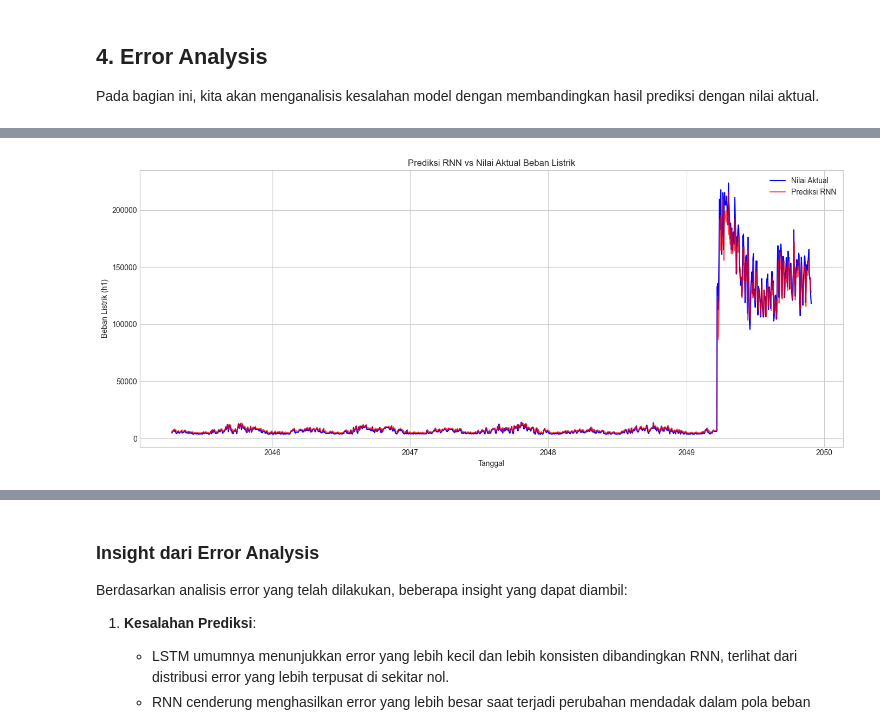
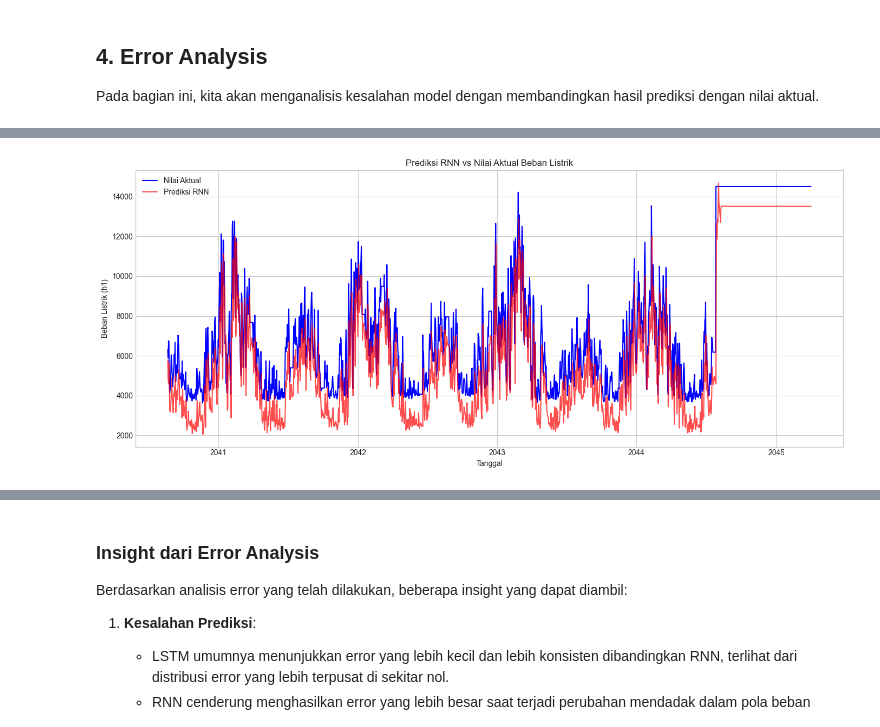
Before and after one commit to JonathanSaragih/Praktikum3ML, a Jupyter notebook: praktikum.ipynb, the cells around one changed output, grey strips where cells are left out. Cells and saved outputs as stored; diff of their text form; code cells hidden in the pictures.

```diff
--- a/praktikum.ipynb
+++ b/praktikum.ipynb
@@ -559,8 +749,12 @@ def predict_and_evaluate(model, dataloader, device='cpu'):
 # %% [markdown]
 ### Pelatihan Model RNN
 # %%
+# Get the actual input size from our preprocessed data
+# The input size should match the number of features from our preprocessing
+input_size = X_train_array.shape[2]  # Get the number of features from the data shape
+print(f"Detected input size (number of features): {input_size}")
+
 # Set hyperparameters
-input_size = 1
 hidden_size = 64
 output_size = 1
 learning_rate = 0.001
@@ -570,7 +764,7 @@ num_epochs = 50
 device = torch.device('cuda' if torch.cuda.is_available() else 'cpu')
 print(f"Using device: {device}")
 
-# Inisialisasi model RNN
+# Inisialisasi model RNN dengan input_size yang sesuai
 rnn_model = SimpleRNN(input_size, hidden_size, output_size)
 optimizer = torch.optim.Adam(rnn_model.parameters(), lr=learning_rate)
 criterion = nn.MSELoss()
@@ -619,10 +818,14 @@ LSTM RMSE (scaled): 0.0234
 # %%
 # Inverse transform untuk mendapatkan nilai asli
-rnn_true_inverse = scaler.inverse_transform(rnn_true.reshape(-1, 1)).flatten()
-rnn_pred_inverse = scaler.inverse_transform(rnn_pred.reshape(-1, 1)).flatten()
+target_col = 'h1'
+rnn_true_inverse = scalers[target_col].inverse_transform(rnn_true.reshape(-1, 1)).flatten()
+rnn_pred_inverse = scalers[target_col].inverse_transform(rnn_pred.reshape(-1, 1)).flatten()
+lstm_true_inverse = scalers[target_col].inverse_transform(lstm_true.reshape(-1, 1)).flatten()
+lstm_pred_inverse = scalers[target_col].inverse_transform(lstm_pred.reshape(-1, 1)).flatten()
 
-lstm_true_inverse = scaler.inverse_transform(lstm_true.reshape(-1, 1)).flatten()
-lstm_pred_inverse = scaler.inverse_transform(lstm_pred.reshape(-1, 1)).flatten()
+# Pastikan nilai tidak negatif (jika beban listrik tidak bisa negatif)
+rnn_pred_inverse = np.maximum(0, rnn_pred_inverse)
+lstm_pred_inverse = np.maximum(0, lstm_pred_inverse)
 
 # Menghitung RMSE pada nilai asli
 rnn_rmse_original = sqrt(mean_squared_error(rnn_true_inverse, rnn_pred_inverse))
@@ -682,23 +885,59 @@ Beberapa insight penting dari proses pemodelan dan validasi:
 
 Pada bagian ini, kita akan menganalisis kesalahan model dengan membandingkan hasil prediksi dengan nilai aktual.
 # %%
-print(f"test_dates shape: {test_dates.shape}")
-print(f"rnn_true_inverse shape: {rnn_true_inverse.shape}")
-print(f"rnn_pred_inverse shape: {rnn_pred_inverse.shape}")
+# Define a function to align arrays for plotting
+def align_arrays_for_plotting(dates, true_values, pred_values):
+    """
+    Ensures that all arrays have the same length for plotting.
 
-rnn_true_inverse = rnn_true_inverse[:len(test_dates)]
-rnn_pred_inverse = rnn_pred_inverse[:len(test_dates)]
+    Args:
+        dates: Array of dates
+        true_values: Array of true values
+        pred_values: Array of predicted values
 
-if len(test_dates) < len(rnn_true_inverse):
-    test_dates = test_data.index[time_steps:time_steps+len(rnn_true_inverse)]
+    Returns:
+        tuple: (aligned_dates, aligned_true, aligned_pred)
+    """
+    # Find the minimum length of all arrays
+    min_length = min(len(dates), len(true_values), len(pred_values))
 
-print(f"After fixing - test_dates shape: {test_dates.shape}")
-print(f"After fixing - rnn_true_inverse shape: {rnn_true_inverse.shape}")
-print(f"After fixing - rnn_pred_inverse shape: {rnn_pred_inverse.shape}")
+    # Truncate all arrays to the same length
+    aligned_dates = dates[:min_length]
+    aligned_true = true_values[:min_length]
+    aligned_pred = pred_values[:min_length]
 
+    print(f"Aligned arrays with length: {min_length}")
+    print(f"Aligned dates shape: {len(aligned_dates)}")
+    print(f"Aligned true values shape: {aligned_true.shape}")
+    print(f"Aligned predicted values shape: {aligned_pred.shape}")
+
+    return aligned_dates, aligned_true, aligned_pred
+
+# Improved version of the RNN prediction visualization that ensures array alignment
+# Prepare the dates for visualization
+test_dates = None
+if isinstance(test_set.index, pd.DatetimeIndex):
+    # If the test set index is already DatetimeIndex, use it
+    test_dates = test_set.index[time_steps:time_steps+len(rnn_true_inverse)]
+else:
+    # Otherwise, try to convert the 'time' or 'Date' column
+    if 'Date' in test_set.columns:
+        test_dates = pd.to_datetime(test_set['Date']).iloc[time_steps:time_steps+len(rnn_true_inverse)]
+    elif 'time' in test_set.columns:
+        test_dates = pd.to_datetime(test_set['time']).iloc[time_steps:time_steps+len(rnn_true_inverse)]
+    else:
+        # If no date column is found, create a date range
+        test_dates = pd.date_range(start='2045-01-01', periods=len(rnn_true_inverse), freq='D')
+
+# Align arrays for plotting
+aligned_dates, aligned_true, aligned_pred = align_arrays_for_plotting(
+    test_dates, rnn_true_inverse, rnn_pred_inverse
+)
+
+# Plot with the aligned arrays
 plt.figure(figsize=(14, 6))
-plt.plot(test_dates, rnn_true_inverse, label='Nilai Aktual', color='blue')
-plt.plot(test_dates, rnn_pred_inverse, label='Prediksi RNN', color='red', alpha=0.7)
+plt.plot(aligned_dates, aligned_true, label='Nilai Aktual', color='blue')
+plt.plot(aligned_dates, aligned_pred, label='Prediksi RNN', color='red', alpha=0.7)
 plt.title('Prediksi RNN vs Nilai Aktual Beban Listrik')
 plt.xlabel('Tanggal')
 plt.ylabel('Beban Listrik (h1)')
@@ -716,4 +953,4 @@ After fixing - rnn_pred_inverse shape: (1693,)
-[figure, old version]
+[figure, new version]
 # %%
 # First, correctly identify the shapes
 print(f"test_data.index shape: {len(test_data.index)}")
```
Also changed, not shown: parts of 45 cells of this notebook, 3 other files.
